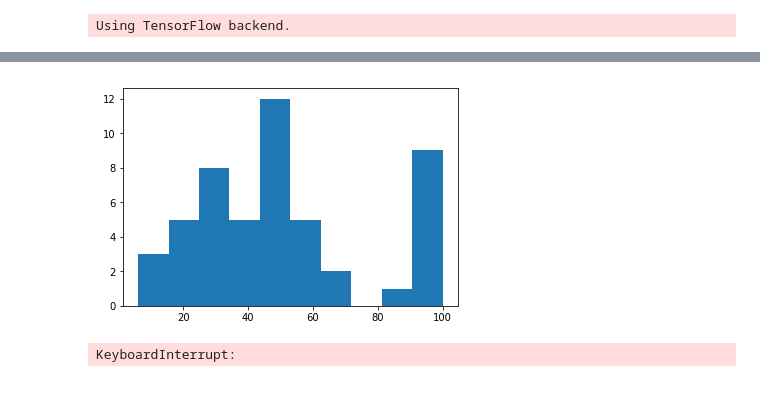
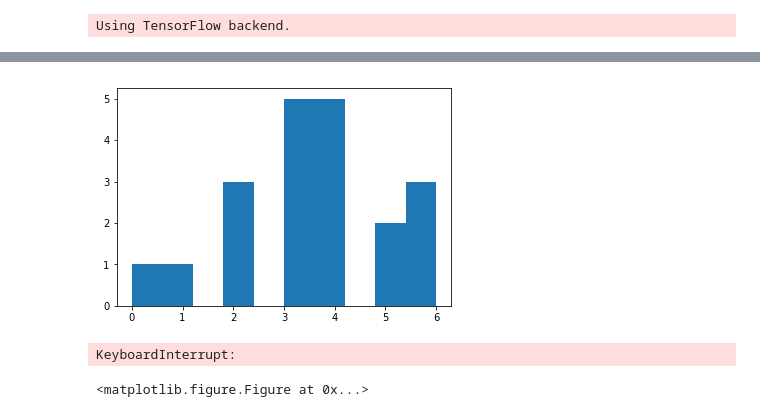
Before and after one commit to JonComo/snake, a Jupyter notebook: snake.ipynb, the cells around one changed output, grey strips where cells are left out. Saved outputs shown, nothing was run; the diff lists cells and outputs as text; code cells hidden in the pictures.

Commit message:
training great

```diff
--- a/snake.ipynb
+++ b/snake.ipynb
@@ -36,9 +36,9 @@ class Env(object):
         self.f = [randint(1, self.r-2), randint(1, self.c-2)]
         self.tail = []
         if random_length:
-            self.length = np.random.randint(0, self.r*self.c-2*self.r-2*self.c)
+            self.length = np.random.randint(4, self.r*self.c-2*self.r-2*self.c)
         else:
-            self.length = 0
+            self.length = 4
         self.dir = 0 # direction
         self.step_count = 0
         self.end = False
@@ -55,15 +55,15 @@ class Env(object):
             input_shape = (img_rows, img_cols, 3)
 
         self.model = Sequential()
-        self.model.add(Conv2D(16, kernel_size=(3, 3),
-                         activation='relu',
+        self.model.add(Conv2D(32, kernel_size=(3, 3),
+                         activation='tanh',
                          input_shape=input_shape))
-        self.model.add(Conv2D(32, (3, 3), activation='relu'))
+        self.model.add(Conv2D(32, (3, 3), activation='tanh'))
         self.model.add(MaxPooling2D(pool_size=(2, 2)))
-        #self.model.add(Dropout(0.20))
+        self.model.add(Dropout(0.20))
         self.model.add(Flatten())
-        self.model.add(Dense(128, activation='relu'))
-        #self.model.add(Dropout(0.20))
+        self.model.add(Dense(32, activation='tanh'))
+        self.model.add(Dropout(0.20))
         self.model.add(Dense(4, activation='softmax'))
 
         self.model.compile(loss=keras.losses.categorical_crossentropy,
@@ -106,11 +106,11 @@ class Env(object):
         self.state[self.p[0], self.p[1], 0] = 1
         self.state[self.f[0], self.f[1], 2] = 1
 
-    def step(self, explore=1.0):
+    def step(self, explore=1.0, max_steps=150):
         _reward = 1 # if you survive
 
         self.step_count += 1
-        if self.step_count > 100: # max steps
+        if self.step_count > max_steps: # max steps
             self.end = True
             return (None, None, 0)
 
@@ -120,6 +120,10 @@ class Env(object):
         r, c = self.p[0]+self.vis_r, self.p[1]+self.vis_r # offset
         _state = self.state_padded[r-self.vis_r:r+self.vis_r, c-self.vis_r:c+self.vis_r].reshape(1, self.vis_r*2, self.vis_r*2, 3)
         _state = _state.copy()
+
+        # add noise to avoid repetitions
+        #_state += .02 * np.random.randn(1, _state.shape[1], _state.shape[2], _state.shape[3])
+
 
         _action = None
         if np.random.random() < explore:
@@ -167,20 +171,22 @@ class Env(object):
 # %%
 # create environment
 
-env = Env(r=13, c=13, vis_r=7)
-x_train, y_train = [], []
+env = Env(r=20, c=20, vis_r=7)
 # %%
 x_train, y_train = [], []
 # %%
 # gather some training data, then train it
 
-for i in range(1000):
-    if i % 100 == 0:
-        print(i)
+i = 0
+while len(x_train) < 30000:
+    i += 1
+    if (i+1) % 10000 == 0:
+        print(len(x_train))
 
     session = []
     while not env.end:
-        sar = env.step(explore=.2)
+        sar = env.step(explore=1)
+
         session.append(sar)
 
         #if sar[2] == 1: # 1 survived, 2 food
@@ -225,16 +220,17 @@ Epoch 1/1
 # %%
 # run after training
 
 rewards = []
-for i in range(50):
+for i in range(20):
     total_r = 0
     while not env.end:
-        sar = env.step(explore=0)
-        if sar[2] > 0:
+        sar = env.step(explore=0, max_steps=100)
+
+        if sar[2] == 2: # 1 survived, 2 food
             total_r += 1
     rewards.append(total_r)
     env.reset()
 
 fig = plt.hist(rewards)
 # %% [output]
-[figure, old version]
+[figure, new version]
@@ -250,3 +302,4 @@ for i in range(5):
     env.reset()
 # %% [output]
 KeyboardInterrupt:
+<matplotlib.figure.Figure at 0x...>
```
Also changed, not shown: parts of 5 cells of this notebook.
